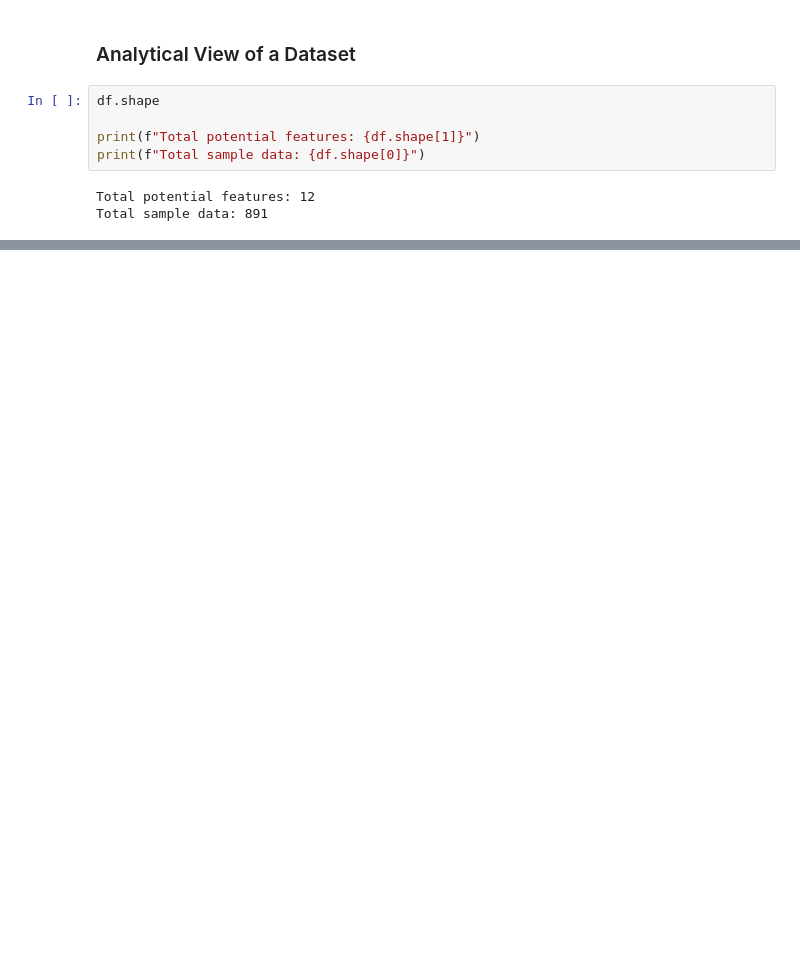
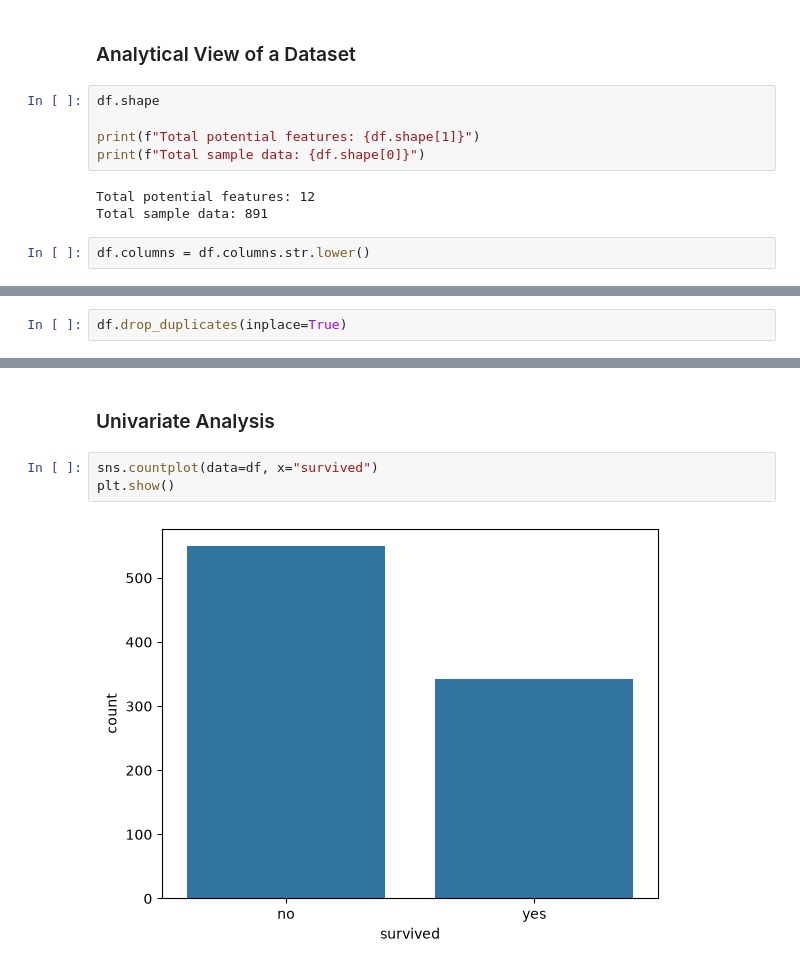
Before and after one commit to nazmul-gub/ai-ml-course, a Jupyter notebook: Machine Learning/EDA/eda.ipynb, the cells around one changed output, grey strips where cells are left out. Cells and saved outputs as stored; diff of their text form; blank space fills up the shorter version.

```diff
--- a/Machine Learning/EDA/eda.ipynb
+++ b/Machine Learning/EDA/eda.ipynb
@@ -24,3 +24,5 @@ print(f"Total sample data: {df.shape[0]}")
 # %% [output]
 Total potential features: 12
 Total sample data: 891
+# %%
+df.columns = df.columns.str.lower()
@@ -26,0 +75,2 @@ Total sample data: 891
+# %%
+df.drop_duplicates(inplace=True)
@@ -26,0 +116,7 @@ Total sample data: 891
+# %% [markdown]
+### Univariate Analysis
+# %%
+sns.countplot(data=df, x="survived")
+plt.show()
+# %% [output]
+[figure, added]
```
Also changed, not shown: parts of 42 cells of this notebook, 2 other files.
